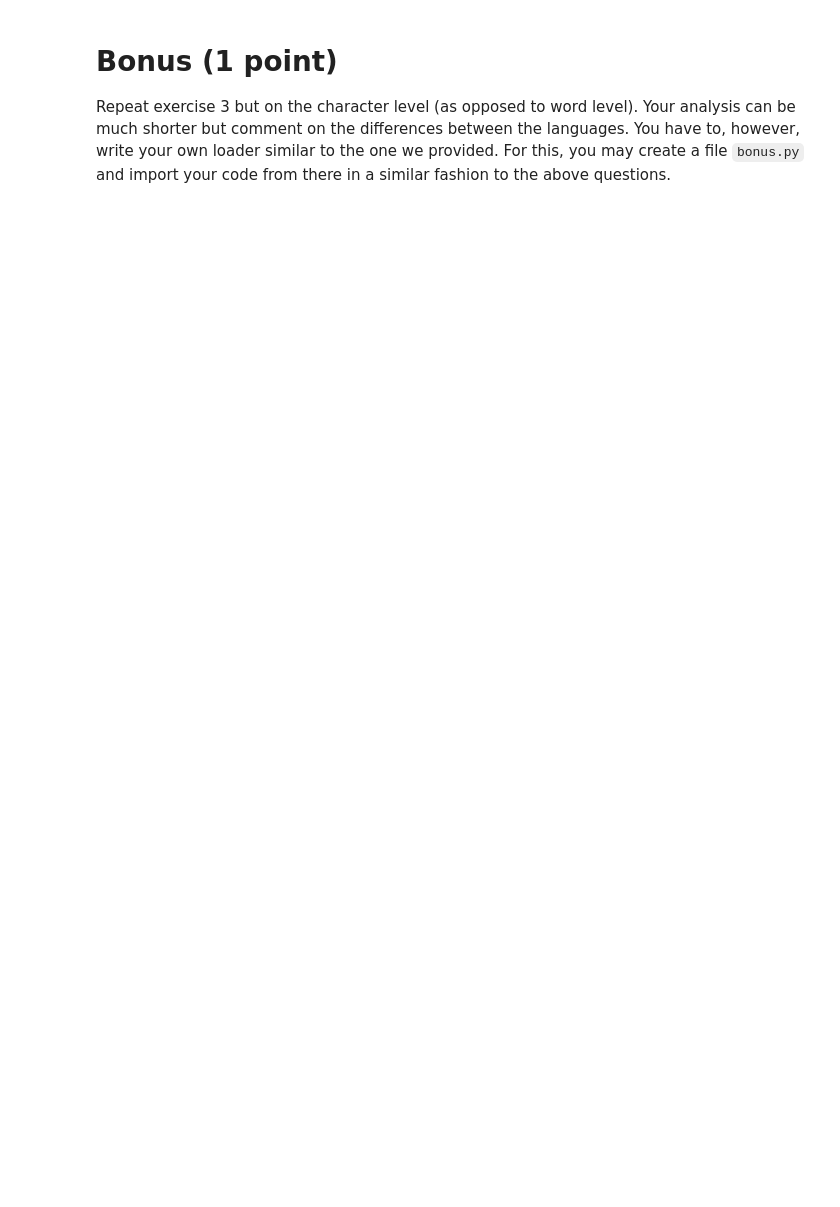
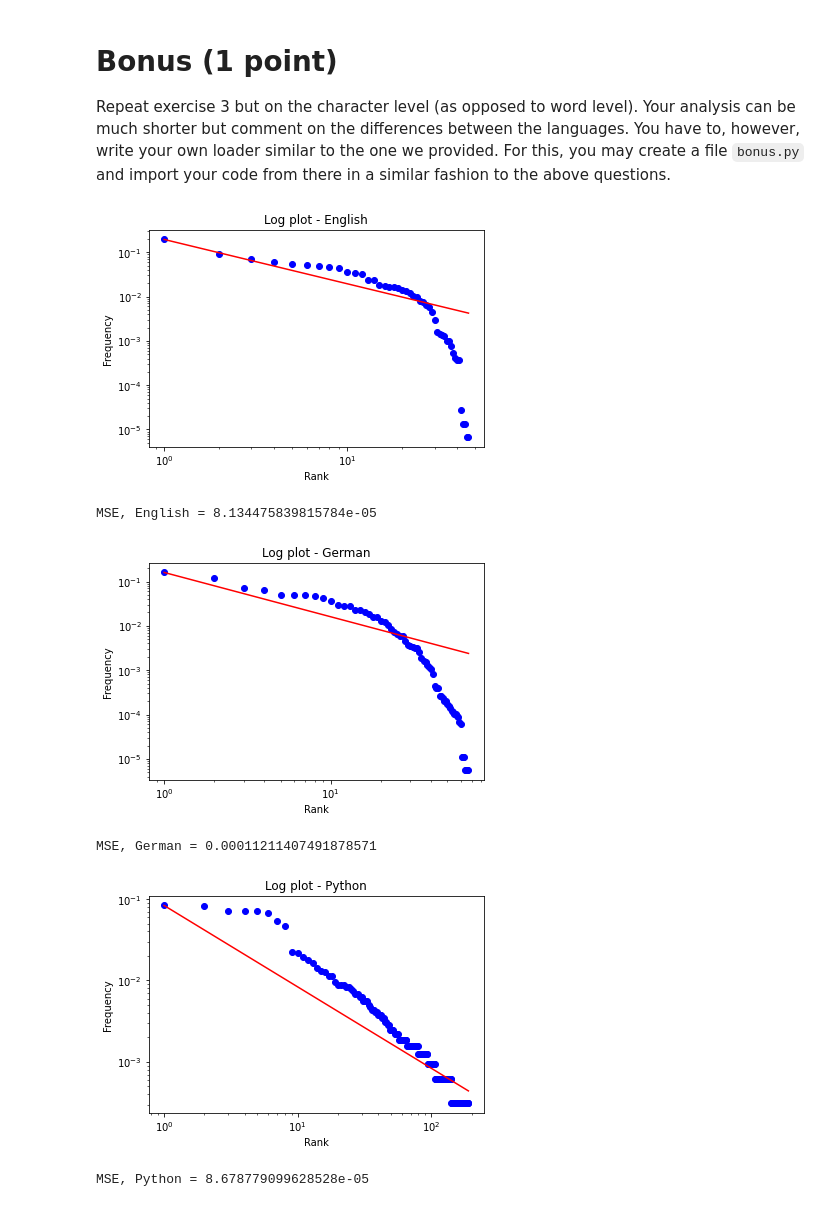
Before and after one commit to sarmilaupadhyaya/Statistical-NLP-2021-Summer, a Jupyter notebook: assignments/assignment-I/Assignment1.ipynb, the cells around one changed output. Cells and saved outputs as stored; diff of their text form; code cells hidden in the pictures; blank space fills up the shorter version.

```diff
--- a/assignments/assignment-I/Assignment1.ipynb
+++ b/assignments/assignment-I/Assignment1.ipynb
@@ -107,3 +109,29 @@ TODO Python
 # Bonus (1 point)
 
 Repeat exercise 3 but on the character level (as opposed to word level). Your analysis can be much shorter but comment on the differences between the languages. You have to, however, write your own loader similar to the one we provided. For this, you may create a file `bonus.py` and import your code from there in a similar fashion to the above questions.
+# %%
+with open("data/alice_in_wonderland.txt", "r") as f:
+    a = [char for char in f.read().lower()]
+    exercise_3.analysis("English", a)
+
+with open("data/alice_im_wunderland.txt", "r") as f:
+    a = [char for char in f.read().lower()]
+    exercise_3.analysis("German", a)
+
+with open("data/torch_activation.py", "r") as f:
+    tokens = [
+        x.string
+        for x in tokenize.generate_tokens(f.readline)
+        if x.type not in {
+            tokenize.COMMENT, tokenize.STRING, tokenize.INDENT, tokenize.DEDENT, tokenize.NEWLINE
+        }
+    ]
+    a = [char for char in tokens]
+    exercise_3.analysis("Python", a)
+# %% [output]
+[figure, added]
+MSE, English = 8.134475839815784e-05
+[figure, added]
+MSE, German = 0.00011211407491878571
+[figure, added]
+MSE, Python = 8.678779099628528e-05
```
Also changed, not shown: parts of 7 cells of this notebook.
